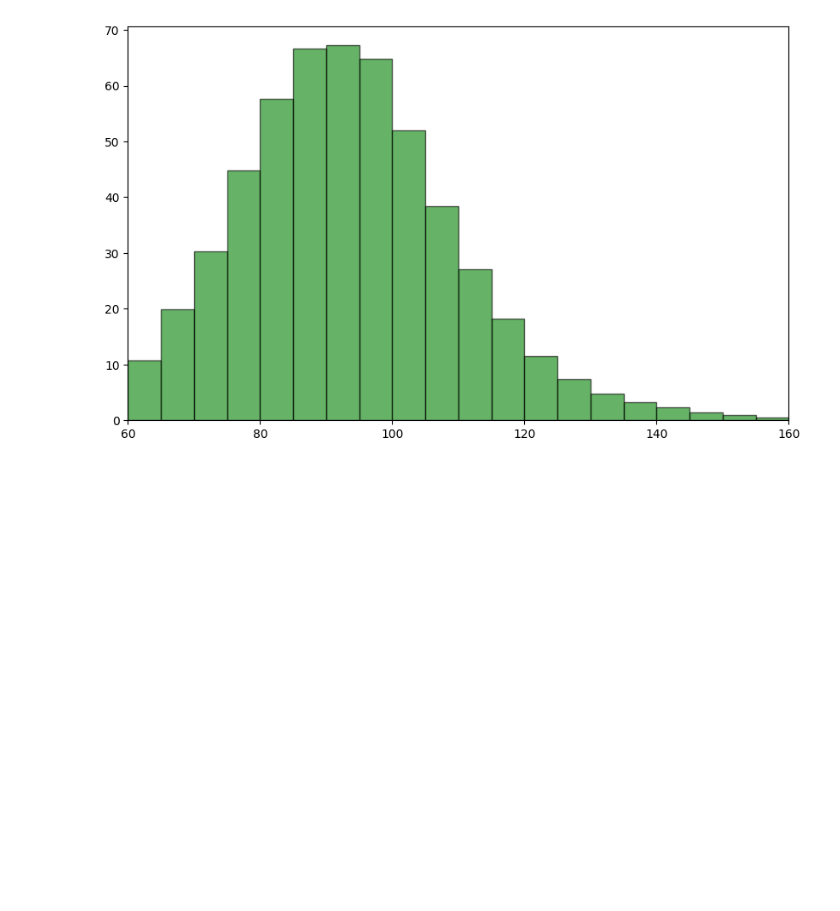
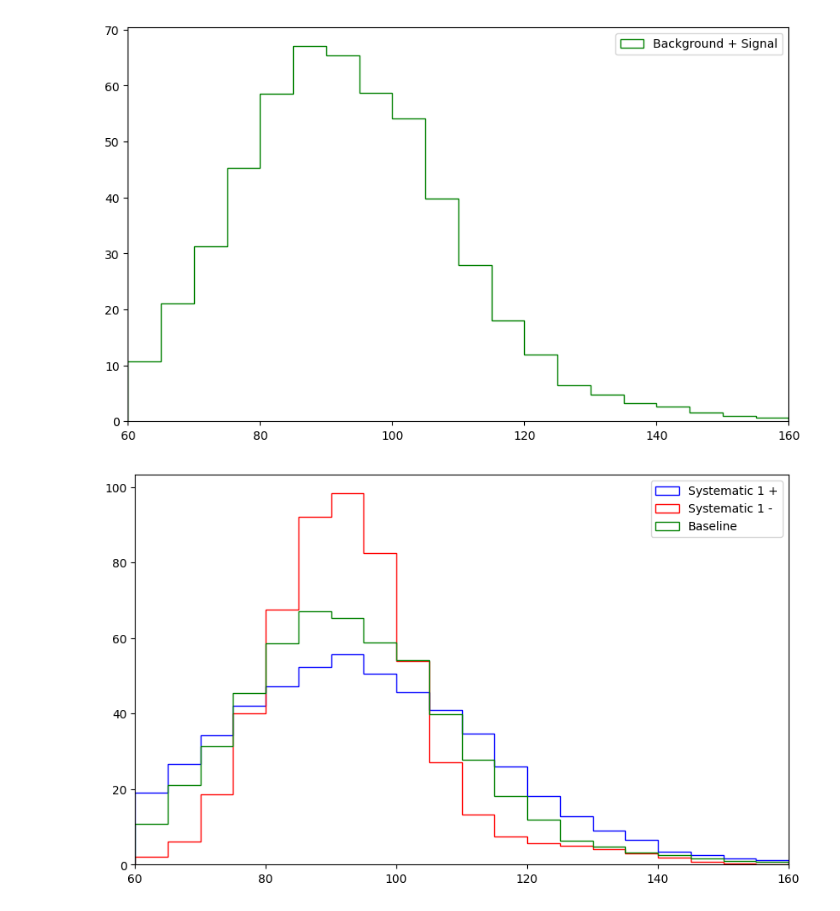
Before and after one commit to sgogoeg/SMODA_Final_Project_2026, a Jupyter notebook: test.ipynb, the cells around one changed output. Drawn from its saved outputs; the diff is of its cells as text; code cells hidden in the pictures; blank space fills up the shorter version.

Commit message:
Systematics

```diff
--- a/test.ipynb
+++ b/test.ipynb
@@ -88,7 +94,33 @@ plt.show()
 # %%
 plt.figure(figsize=(10, 6))
-plt.hist(bins[:-1], bins=bins, density=False, alpha=0.6, color='g', weights=500/20000*counts1 + 30/20000*counts2, edgecolor='black')
+plt.hist(bins[:-1], bins=bins, density=False, weights=500/10000*counts1 + 30/10000*counts2, edgecolor='green', histtype='step', label='Background + Signal')
 plt.xlim(60, 160)
+plt.legend()
 plt.show()
 # %% [output]
-[figure, old version]
+[figure, new version]
+# %%
+# Systematic 1
+
+sigmavar = 5
+
+sampleSys111 = SamplingTruncatedGaussian(91.2, 15 + sigmavar, xmin, xmax, size=10000, steps=0.005)
+sampleSys121 = SamplingTruncatedGaussian(125, 17 + sigmavar, xmin, xmax, size=10000, steps=0.005)
+
+sampleSys112 = SamplingTruncatedGaussian(91.2, 15 - sigmavar, xmin, xmax, size=10000, steps=0.005)
+sampleSys122 = SamplingTruncatedGaussian(125, 17 - sigmavar, xmin, xmax, size=10000, steps=0.005)
+
+countsSys111 = np.histogram(sampleSys111, bins=bins)[0]
+countsSys121 = np.histogram(sampleSys121, bins=bins)[0]
+countsSys112 = np.histogram(sampleSys112, bins=bins)[0]
+countsSys122 = np.histogram(sampleSys122, bins=bins)[0]
+
+plt.figure(figsize=(10, 6))
+plt.hist(bins[:-1], bins=bins, density=False, weights=500/10000*countsSys111 + 30/10000*countsSys121, edgecolor='blue', histtype='step', label='Systematic 1 +')
+plt.hist(bins[:-1], bins=bins, density=False, weights=500/10000*countsSys112 + 30/10000*countsSys122, edgecolor='red', histtype='step', label='Systematic 1 -')
+plt.hist(bins[:-1], bins=bins, density=False, weights=500/10000*counts1 + 30/10000*counts2, edgecolor='green', histtype='step', label='Baseline')
+plt.xlim(60, 160)
+plt.legend()
+plt.show()
+# %% [output]
+[figure, added]
```
Also changed, not shown: parts of 9 cells of this notebook.
